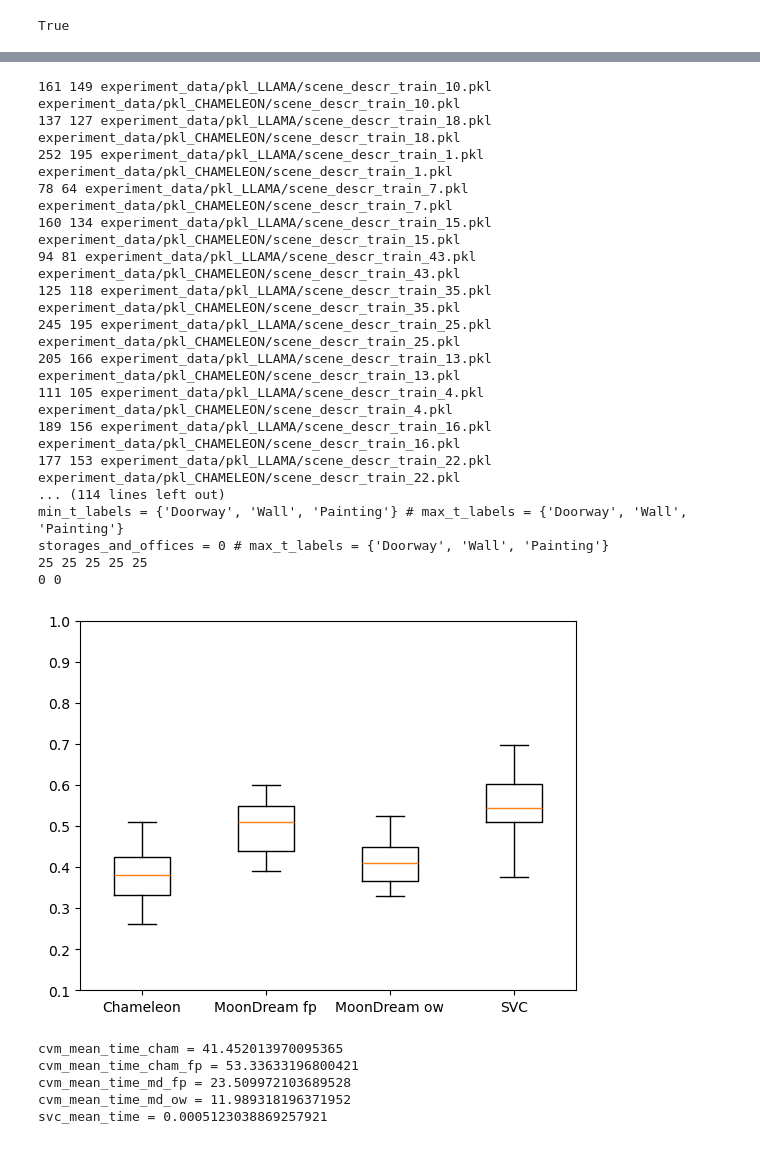
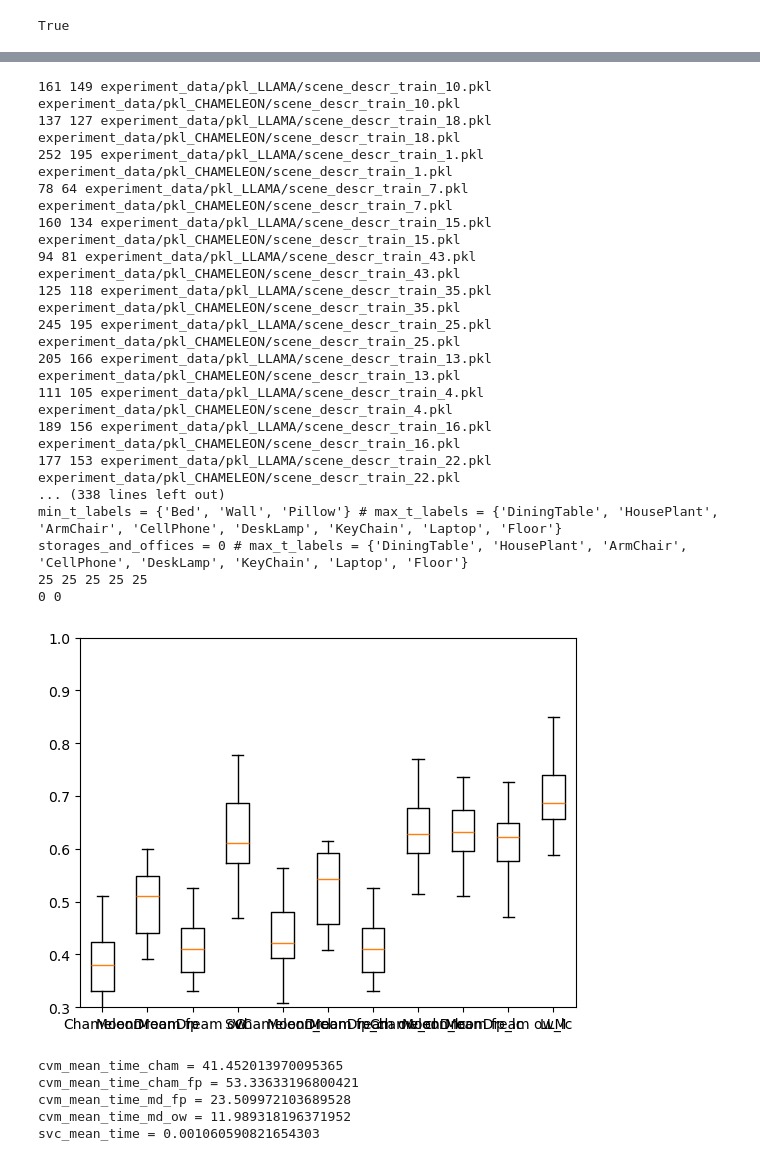
Before and after one commit to archie1983/cvm_semantic_navigation, a Jupyter notebook: analyse_classification_results_cvm.ipynb, the cells around one changed output, grey strips where cells are left out. Drawn from its saved outputs; the diff is of its cells as text; code cells hidden in the pictures.

Commit message:
Implemented comparison of fused CVM and LLM results with LLM only and CVM only

```diff
--- a/analyse_classification_results_cvm.ipynb
+++ b/analyse_classification_results_cvm.ipynb
@@ -363,12 +367,22 @@ def testRoomClassifierAccuracy(llm_type):
 # This function will create a box plot for a hybridized data set (HYBRID_AT_12 or HYBRID_AT_18)
 ##
 def testAllRoomClassifiersAccuracy():
-    (llm_accuracies, svc_accuracies, cvm_accuracies_cham, llm_mean_time, svc_mean_time, cvm_mean_time_cham, storages_and_offices_cham) = process_scene_files("CHAMELEON")
-    (llm_accuracies, svc_accuracies, cvm_accuracies_cham_fp, llm_mean_time, svc_mean_time, cvm_mean_time_cham_fp, storages_and_offices_cham_fp) = process_scene_files("CHAMELEON_full_prompt")
-    (llm_accuracies, svc_accuracies, cvm_accuracies_md_fp, llm_mean_time, svc_mean_time, cvm_mean_time_md_fp, storages_and_offices_md_fp) = process_scene_files("MOONDREAM_full_prompt")
-    (llm_accuracies, svc_accuracies, cvm_accuracies_md_ow, llm_mean_time, svc_mean_time, cvm_mean_time_md_ow, storages_and_offices_md_ow) = process_scene_files("MOONDREAM_one_word")
+    (llm_accuracies, svc_accuracies_fair, cvm_accuracies_cham, llm_mean_time, svc_mean_time, cvm_mean_time_cham, storages_and_offices_cham) = process_scene_files("CHAMELEON")
+    (_, _, cvm_accuracies_cham_fp, llm_mean_time, svc_mean_time, cvm_mean_time_cham_fp, storages_and_offices_cham_fp) = process_scene_files("CHAMELEON_full_prompt")
+    (_, _, cvm_accuracies_md_fp, llm_mean_time, svc_mean_time, cvm_mean_time_md_fp, storages_and_offices_md_fp) = process_scene_files("MOONDREAM_full_prompt")
+    (_, _, cvm_accuracies_md_ow, llm_mean_time, svc_mean_time, cvm_mean_time_md_ow, storages_and_offices_md_ow) = process_scene_files("MOONDREAM_one_word")
+
+    (_, _, cvm_accuracies_cham_fp_llmtcvm, llm_mean_time, svc_mean_time, cvm_mean_time_cham_fp, storages_and_offices_cham_fp) = process_scene_files("CHAMELEON_full_prompt", ClassifierFusionType.LLM_THEN_CVM)
+    (_, _, cvm_accuracies_md_fp_llmtcvm, llm_mean_time, svc_mean_time, cvm_mean_time_md_fp, storages_and_offices_md_fp) = process_scene_files("MOONDREAM_full_prompt", ClassifierFusionType.LLM_THEN_CVM)
+    (_, _, cvm_accuracies_md_ow_llmtcvm, llm_mean_time, svc_mean_time, cvm_mean_time_md_ow, storages_and_offices_md_ow) = process_scene_files("MOONDREAM_one_word", ClassifierFusionType.LLM_THEN_CVM)
+
+    (_, _, cvm_accuracies_cham_fp_cvmtllm, llm_mean_time, svc_mean_time, cvm_mean_time_cham_fp, storages_and_offices_cham_fp) = process_scene_files("CHAMELEON_full_prompt", ClassifierFusionType.CVM_THEN_LLM)
+    (_, _, cvm_accuracies_md_fp_cvmtllm, llm_mean_time, svc_mean_time, cvm_mean_time_md_fp, storages_and_offices_md_fp) = process_scene_files("MOONDREAM_full_prompt", ClassifierFusionType.CVM_THEN_LLM)
+    (_, _, cvm_accuracies_md_ow_cvmtllm, llm_mean_time, svc_mean_time, cvm_mean_time_md_ow, storages_and_offices_md_ow) = process_scene_files("MOONDREAM_one_word", ClassifierFusionType.CVM_THEN_LLM)
+    (llm_accuracies, svc_accuracies, _, llm_mean_time, svc_mean_time, _, _) = process_scene_files("LLAMA")
+
     # should be two volumes -- one for LLM and one for SVC for accuracies compared to ground truth.
-    number_of_dataset_volumes = 4
+    number_of_dataset_volumes = 11
 
     # How many rooms were classified
     number_of_tests_per_dataset_volume = len(svc_accuracies)
@@ -386,7 +400,7 @@ def testAllRoomClassifiersAccuracy():
 #    dataset_test_results[4] = svc_accuracies
 
     #dataset_test_results = [cvm_accuracies_cham, cvm_accuracies_cham_fp, cvm_accuracies_md_fp, cvm_accuracies_md_ow, svc_accuracies]
-    dataset_test_results = [cvm_accuracies_cham_fp, cvm_accuracies_md_fp, cvm_accuracies_md_ow, svc_accuracies]
+    dataset_test_results = [cvm_accuracies_cham_fp, cvm_accuracies_md_fp, cvm_accuracies_md_ow, svc_accuracies, cvm_accuracies_cham_fp_cvmtllm, cvm_accuracies_md_fp_cvmtllm, cvm_accuracies_md_ow_cvmtllm, cvm_accuracies_cham_fp_llmtcvm, cvm_accuracies_md_fp_llmtcvm, cvm_accuracies_md_ow_llmtcvm, llm_accuracies, svc_accuracies_fair]
 
     # transpose it because I imagined it differently to how matplotlib needs the data
     dataset_test_results = np.transpose(dataset_test_results)
@@ -398,41 +412,41 @@ def testAllRoomClassifiersAccuracy():
     #    ax.set_title("Sunrgbd - Hybridized with AI2-THOR data")
     #elif (model_type == ModelType.HYBRID_AT_18):
     #    ax.set_title("Scannet - Hybridized with AI2-THOR data")
     #ax.boxplot(dataset_test_results, labels=['Chameleon', 'Chameleon fp', 'MoonDream fp', 'MoonDream ow', 'SVC'])
-    ax.boxplot(dataset_test_results, labels=['Chameleon', 'MoonDream fp', 'MoonDream ow', 'SVC'])
+    ax.boxplot(dataset_test_results, labels=['Chameleon', 'MoonDream fp', 'MoonDream ow', 'SVC', 'Chameleon_cl', 'MoonDream fp_cl', 'MoonDream ow_cl', 'Chameleon_lc', 'MoonDream fp_lc', 'MoonDream ow_lc', 'LLM', 'LLM-fair'])
     ax.axes.get_xaxis().set_visible(True)
-    plt.ylim(0.1, 1.0)
+    plt.ylim(0.3, 1.0)
     #plt.xticks([1, 2, 3], ['mon', 'tue', 'wed'])
     plt.show()
 
     print("cvm_mean_time_cham = " + str(cvm_mean_time_cham))
     print("cvm_mean_time_cham_fp = " + str(cvm_mean_time_cham_fp))
     print("cvm_mean_time_md_fp = " + str(cvm_mean_time_md_fp))
     print("cvm_mean_time_md_ow = " + str(cvm_mean_time_md_ow))
     print("svc_mean_time = " + str(svc_mean_time))
 
 testAllRoomClassifiersAccuracy()
 # %% [output]
 161 149 experiment_data/pkl_LLAMA/scene_descr_train_10.pkl experiment_data/pkl_CHAMELEON/scene_descr_train_10.pkl
 137 127 experiment_data/pkl_LLAMA/scene_descr_train_18.pkl experiment_data/pkl_CHAMELEON/scene_descr_train_18.pkl
 252 195 experiment_data/pkl_LLAMA/scene_descr_train_1.pkl experiment_data/pkl_CHAMELEON/scene_descr_train_1.pkl
 78 64 experiment_data/pkl_LLAMA/scene_descr_train_7.pkl experiment_data/pkl_CHAMELEON/scene_descr_train_7.pkl
 160 134 experiment_data/pkl_LLAMA/scene_descr_train_15.pkl experiment_data/pkl_CHAMELEON/scene_descr_train_15.pkl
 94 81 experiment_data/pkl_LLAMA/scene_descr_train_43.pkl experiment_data/pkl_CHAMELEON/scene_descr_train_43.pkl
 125 118 experiment_data/pkl_LLAMA/scene_descr_train_35.pkl experiment_data/pkl_CHAMELEON/scene_descr_train_35.pkl
 245 195 experiment_data/pkl_LLAMA/scene_descr_train_25.pkl experiment_data/pkl_CHAMELEON/scene_descr_train_25.pkl
 205 166 experiment_data/pkl_LLAMA/scene_descr_train_13.pkl experiment_data/pkl_CHAMELEON/scene_descr_train_13.pkl
 111 105 experiment_data/pkl_LLAMA/scene_descr_train_4.pkl experiment_data/pkl_CHAMELEON/scene_descr_train_4.pkl
 189 156 experiment_data/pkl_LLAMA/scene_descr_train_16.pkl experiment_data/pkl_CHAMELEON/scene_descr_train_16.pkl
 177 153 experiment_data/pkl_LLAMA/scene_descr_train_22.pkl experiment_data/pkl_CHAMELEON/scene_descr_train_22.pkl
-... (114 lines left out)
-min_t_labels = {'Doorway', 'Wall', 'Painting'} # max_t_labels = {'Doorway', 'Wall', 'Painting'}
-storages_and_offices = 0 # max_t_labels = {'Doorway', 'Wall', 'Painting'}
+... (338 lines left out)
+min_t_labels = {'Bed', 'Wall', 'Pillow'} # max_t_labels = {'DiningTable', 'HousePlant', 'ArmChair', 'CellPhone', 'DeskLamp', 'KeyChain', 'Laptop', 'Floor'}
+storages_and_offices = 0 # max_t_labels = {'DiningTable', 'HousePlant', 'ArmChair', 'CellPhone', 'DeskLamp', 'KeyChain', 'Laptop', 'Floor'}
 25 25 25 25 25
 0 0
-[figure, old version]
+[figure, new version]
 cvm_mean_time_cham = 41.452013970095365
 cvm_mean_time_cham_fp = 53.33633196800421
 cvm_mean_time_md_fp = 23.509972103689528
 cvm_mean_time_md_ow = 11.989318196371952
-svc_mean_time = 0.0005123038869257921
+svc_mean_time = 0.001060590821654303
```
Also changed, not shown: parts of 1 cell of this notebook, 3 other files.
